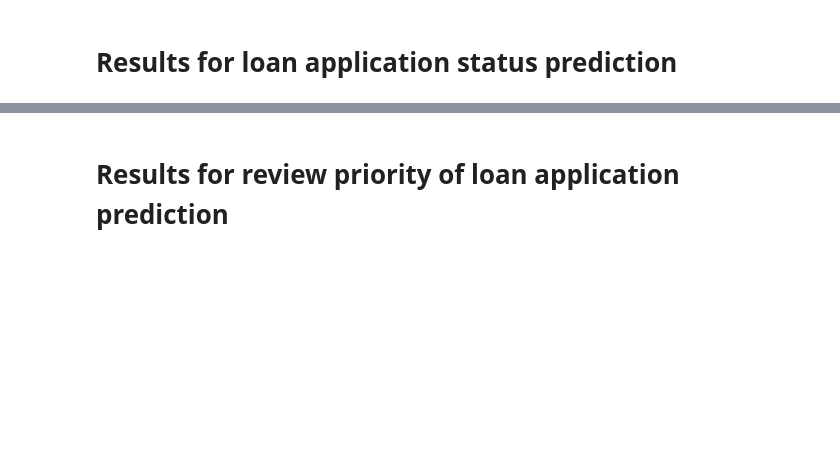
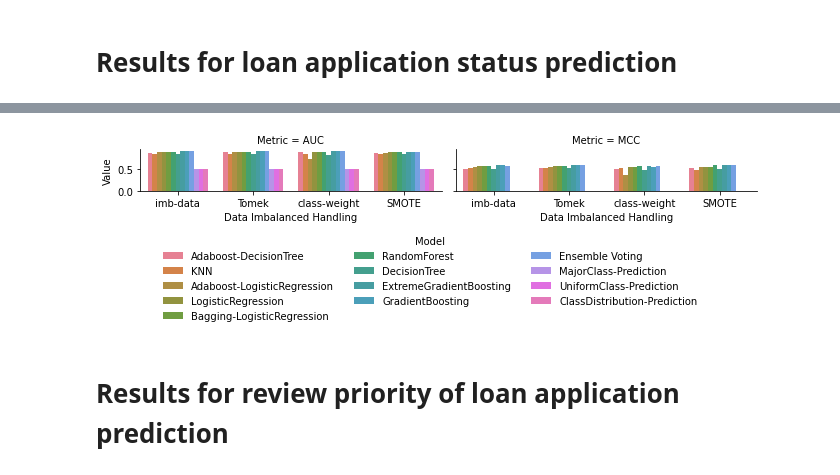
Before and after one commit to oathaha/data-science-portfolio, a Jupyter notebook: Credit-Risk-Analysis/script/show-evaluation-results.ipynb, the cells around one changed output, grey strips where cells are left out. Saved outputs shown, nothing was run; the diff lists cells and outputs as text; code cells hidden in the pictures; blank space fills up the shorter version.

```diff
--- a/Credit-Risk-Analysis/script/show-evaluation-results.ipynb
+++ b/Credit-Risk-Analysis/script/show-evaluation-results.ipynb
@@ -62,2 +160,20 @@ g = sns.catplot(
+# %%
+g = sns.catplot(
+    data=result_all_classes, x="Data Imbalanced Handling", y="Value", col='Metric', hue = 'Model', kind="bar", height=1.5, margin_titles=True, sharex=False, col_wrap=2, aspect = 2
+)
+
+sns.move_legend(
+    g, "lower center",
+    bbox_to_anchor=(0.5, -.9),
+    ncol=3,
+    title='Model', frameon=False,
+)
+
+for t, l in zip(g.legend.texts, new_labels):
+    t.set_text(l)
+
+g.fig.tight_layout()
+# %% [output]
+[figure, added]
 # %% [markdown]
 # Results for review priority of loan application prediction
```
Also changed, not shown: parts of 20 cells of this notebook, 11 other files.
